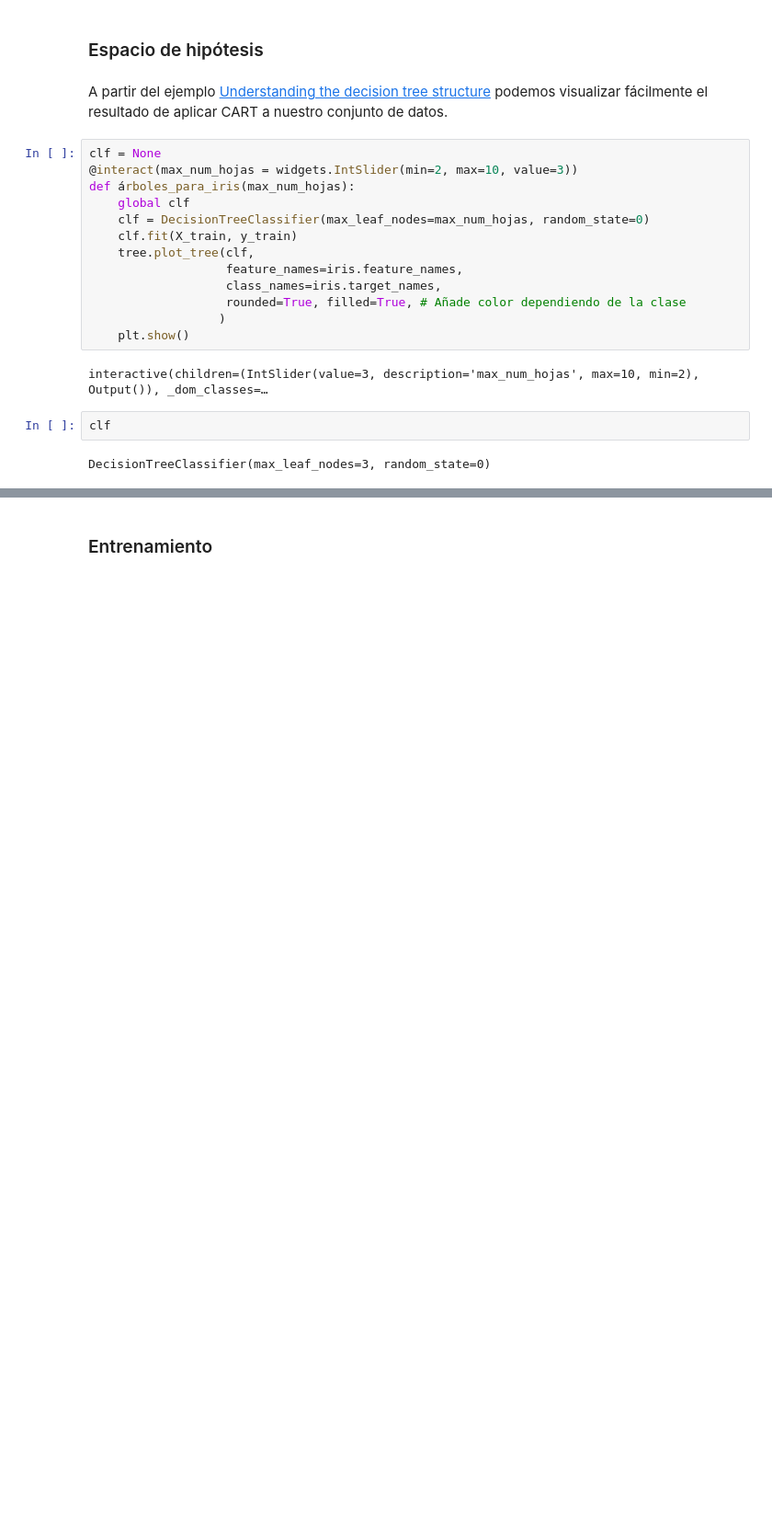
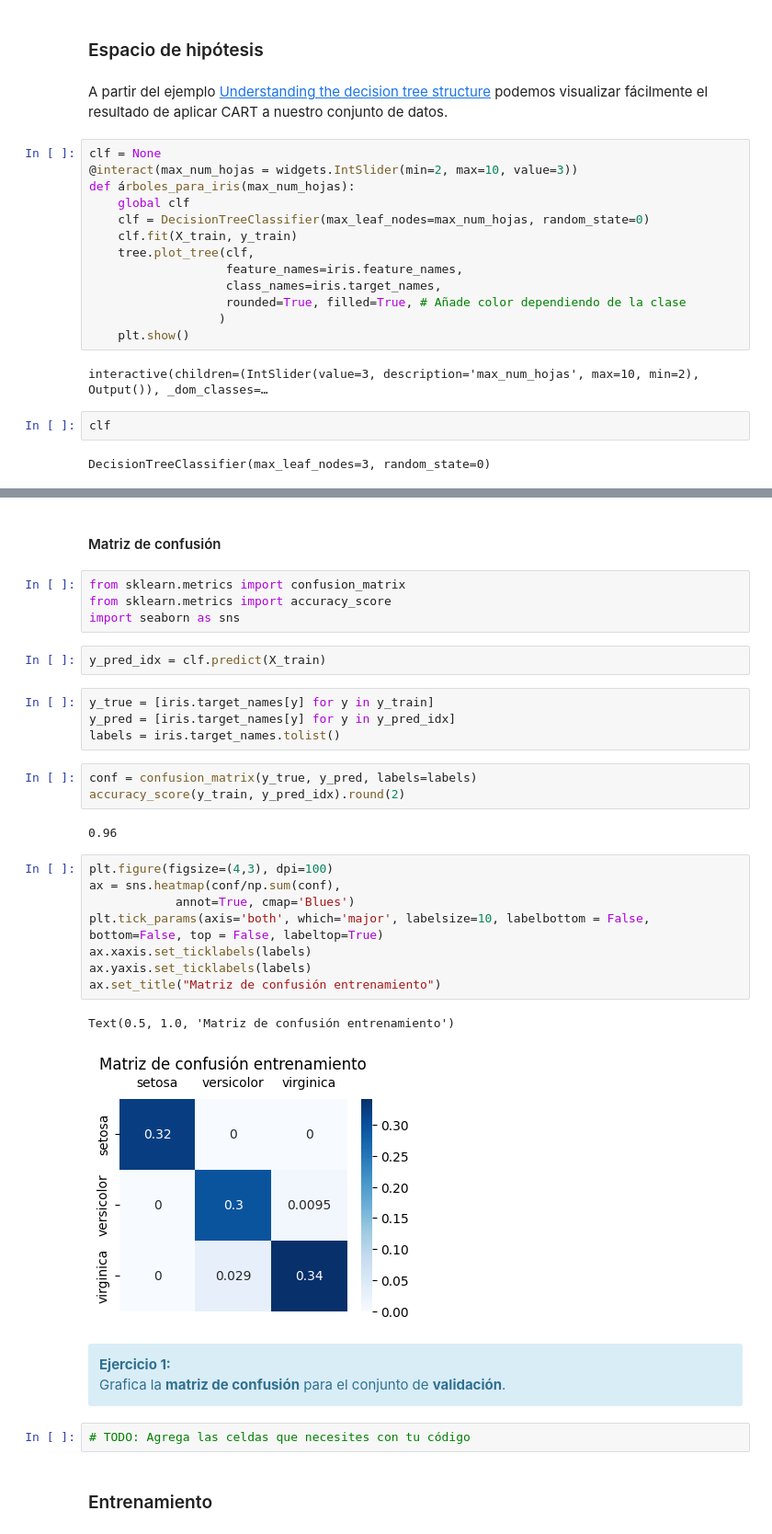
Before and after one commit to jugernaut/Induccion_MeIA, a Jupyter notebook: 4_IntroduccionAA/06_MétodosDeClasificación.ipynb, the cells around one changed output, grey strips where cells are left out. Shown at 92% size. Cells and saved outputs as stored; diff of their text form; blank space fills up the shorter version.

Commit message:
Reconstrucción del camino de clasificación.  Uso de conjuntos de validación y prueba

```diff
--- a/4_IntroduccionAA/06_MétodosDeClasificación.ipynb
+++ b/4_IntroduccionAA/06_MétodosDeClasificación.ipynb
@@ -280,3 +336,38 @@ Hijos derechos:  [ 2 -1  4 -1 -1]
+# %% [markdown]
+#### Matriz de confusión
+# %%
+from sklearn.metrics import confusion_matrix
+from sklearn.metrics import accuracy_score
+import seaborn as sns
+# %%
+y_pred_idx = clf.predict(X_train)
+# %%
+y_true = [iris.target_names[y] for y in y_train]
+y_pred = [iris.target_names[y] for y in y_pred_idx]
+labels = iris.target_names.tolist()
+# %%
+conf = confusion_matrix(y_true, y_pred, labels=labels)
+accuracy_score(y_train, y_pred_idx).round(2)
+# %% [output]
+0.96
+# %%
+plt.figure(figsize=(4,3), dpi=100)
+ax = sns.heatmap(conf/np.sum(conf),
+            annot=True, cmap='Blues')
+plt.tick_params(axis='both', which='major', labelsize=10, labelbottom = False, bottom=False, top = False, labeltop=True)
+ax.xaxis.set_ticklabels(labels)
+ax.yaxis.set_ticklabels(labels)
+ax.set_title("Matriz de confusión entrenamiento")
+# %% [output]
+Text(0.5, 1.0, 'Matriz de confusión entrenamiento')
+[figure, added]
+# %% [markdown]
+<div class="alert alert-block alert-info">
+  <b>Ejercicio 1:</b><br/>
+    Grafica la <b>matriz de confusión</b> para el conjunto de <b>validación</b>.
+</div>
+# %%
+# TODO: Agrega las celdas que necesites con tu código
 # %% [markdown]
 ### Entrenamiento
 # %% [markdown]
```
Also changed, not shown: parts of 19 cells of this notebook.
